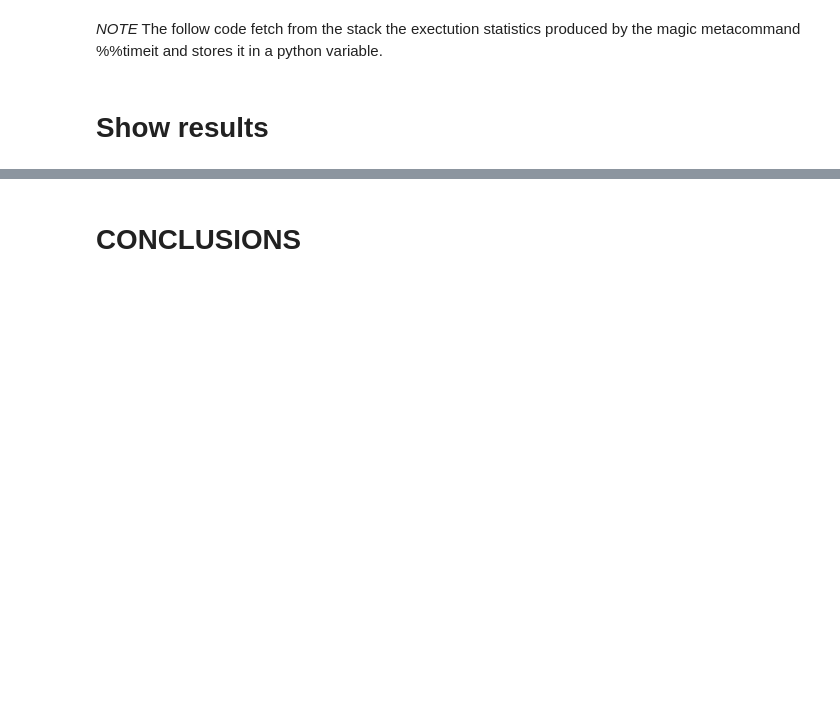
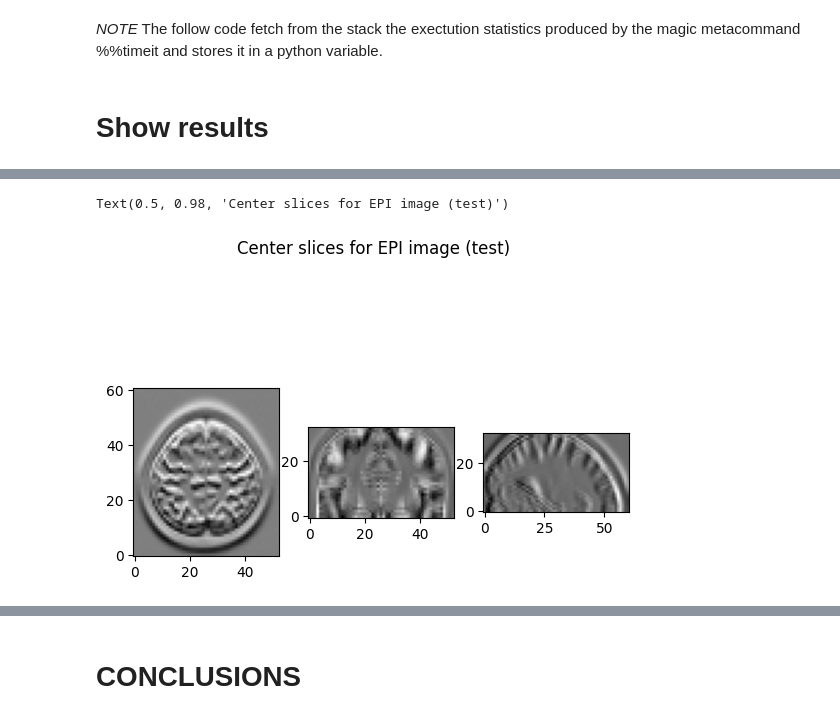
Before and after one commit to redcrosses/THREE-Project, a Jupyter notebook: FirstPracticalWork.ipynb, the cells around one changed output, grey strips where cells are left out. Cells and saved outputs as stored; diff of their text form; code cells hidden in the pictures; blank space fills up the shorter version.

```diff
--- a/FirstPracticalWork.ipynb
+++ b/FirstPracticalWork.ipynb
@@ -267,7 +267,8 @@ def run_parrallel(sh_data,image,filter,NUMCORES=20):
 
     return result_matrix
 # %%
+current_filter = filter2
 for r in range(image_shape[0]):
-    convolve(r, epi_img_data_final, filter1)
+    convolve(r, epi_img_data_final, current_filter)
 # %% [markdown]
 ### The next lines is only valid for the filter mask filter1, in order to check if the image was readed correct
@@ -277,0 +275,6 @@ True
+# %%
+import scipy as sp
+test_convolved = sp.ndimage.convolve(epi_img_data_final, current_filter)
+
+print(np.allclose(filtered_image, test_convolved),
+      np.allclose(filtered_image,epi_img_data_final))
@@ -292,3 +297,13 @@ Text(0.5, 0.98, 'Center slices for EPI image')
+# %%
+slicetest_0 = test_convolved[26, :, :]
+slicetest_1 = test_convolved[:, 30, :]
+slicetest_2 = test_convolved[:, :, 16]
+
+show_slices([slicetest_0, slicetest_1, slicetest_2])
+plt.suptitle("Center slices for EPI image (test)")
+# %% [output]
+Text(0.5, 0.98, 'Center slices for EPI image (test)')
+[figure, added]
 # %%
 # print("Best execution time: {}".format(statistics.best))
 # print("Worst execution time: {}".format(statistics.worst))
```
Also changed, not shown: parts of 7 cells of this notebook.
